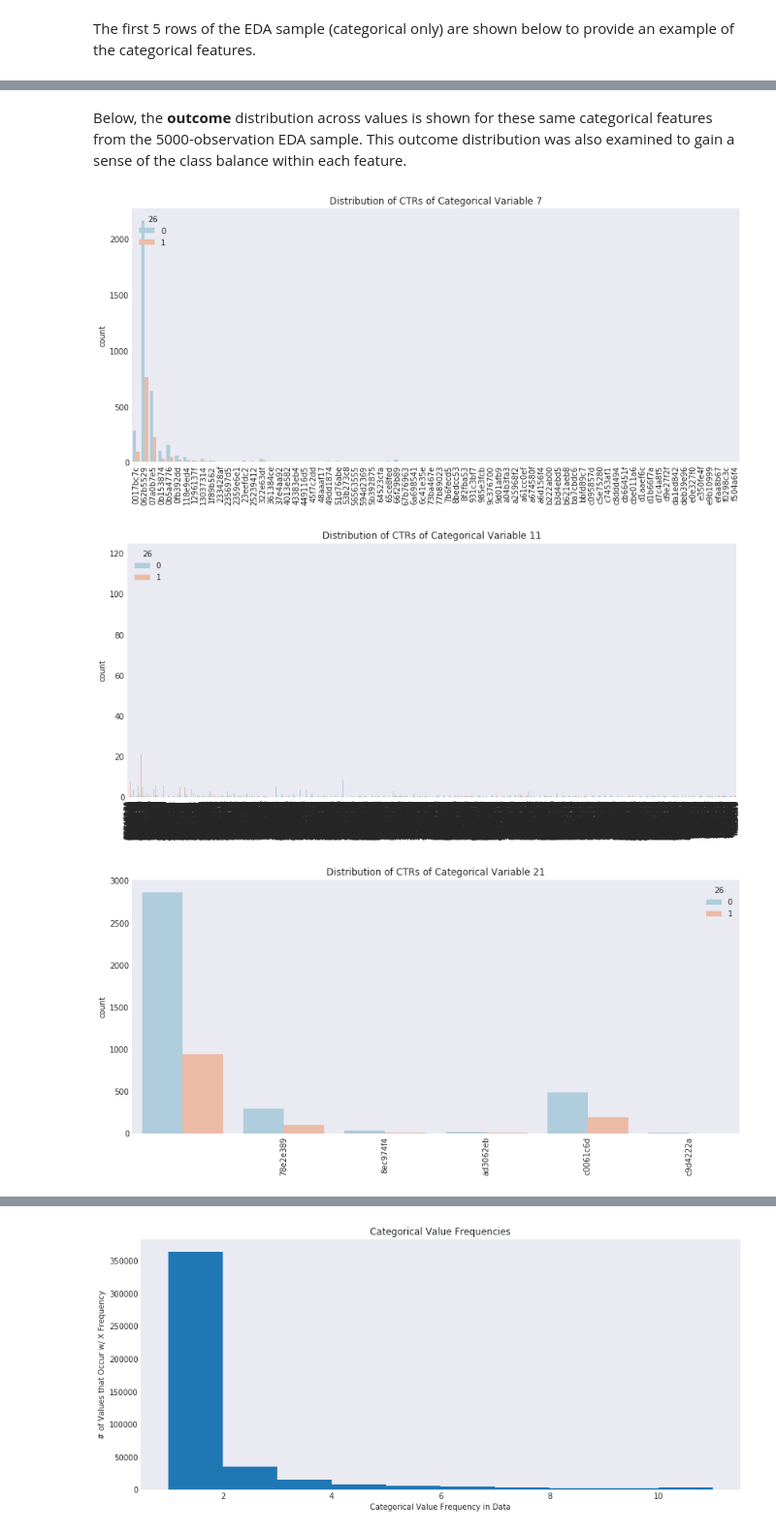
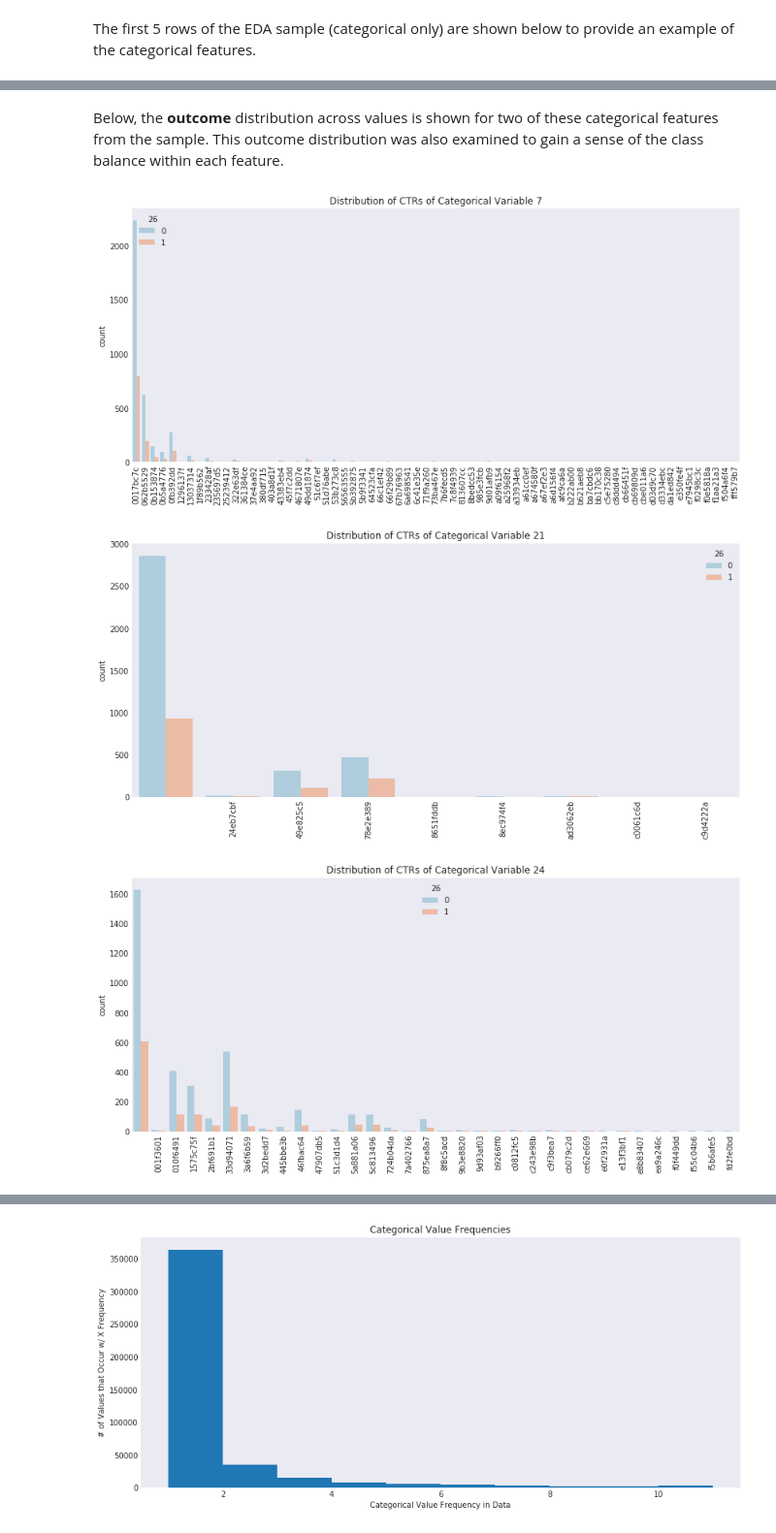
Before and after one commit to kalvinkao/ctr-prediction-with-fm, a Jupyter notebook: CarterKaoLetcherPhilippou_w261_FM_CTR.ipynb, the cells around one changed output, grey strips where cells are left out. Shown: that part at 97% size. Cells and saved outputs as stored; diff of their text form; code cells hidden in the pictures.

```diff
--- a/CarterKaoLetcherPhilippou_w261_FM_CTR.ipynb
+++ b/CarterKaoLetcherPhilippou_w261_FM_CTR.ipynb
@@ -552,6 +553,6 @@ The count distribution across values was examined for each categorical variable
 # %%
 #for idx in range(len(categorical_sample_df.columns)-1):
-for idx in [7, 11, 21]:
+for idx in [7, 21, 24]:
     columnName = categorical_sample_df.columns[idx]
     labels = np.unique(categorical_sample_df[columnName].values)
     fig = plt.figure(figsize=(14,6))
@@ -566,18 +567,18 @@ for idx in [7, 11, 21]:
 # %% [markdown]
-Below, the **outcome** distribution across values is shown for these same categorical features from the 5000-observation EDA sample. This outcome distribution was also examined to gain a sense of the class balance within each feature.
+Below, the **outcome** distribution across values is shown for two of these categorical features from the sample. This outcome distribution was also examined to gain a sense of the class balance within each feature.
 # %%
-for idx in [7, 11, 21]:
+for idx in [7, 21, 24]:
     columnName = categorical_sample_df.columns[idx]
     labels = np.unique(categorical_sample_df[columnName].values)
     fig = plt.figure(figsize=(14,6))
     ax = fig.add_subplot(111)
     #sns.countplot(x=categorical_sample_df[columnName].values,hue="certified",data=categorical_sample_df, palette="RdBu_r")
     #ax.set_xticklabels(labels, fontsize=12, rotation=90)
     sns.countplot(x=categorical_sample_df[columnName].values,data=categorical_sample_df, palette="RdBu_r", hue=26)
     ax.set_xticklabels(labels, rotation=90)
     ax.set_title("Distribution of CTRs of Categorical Variable " + str(columnName))
 # %% [output]
-[figure, old version]
+[figure, new version]
-[figure, old version]
+[figure, new version]
-[figure, old version]
+[figure, new version]
 # %% [markdown]
```
Also changed, not shown: parts of 44 cells of this notebook, 2 other files.
